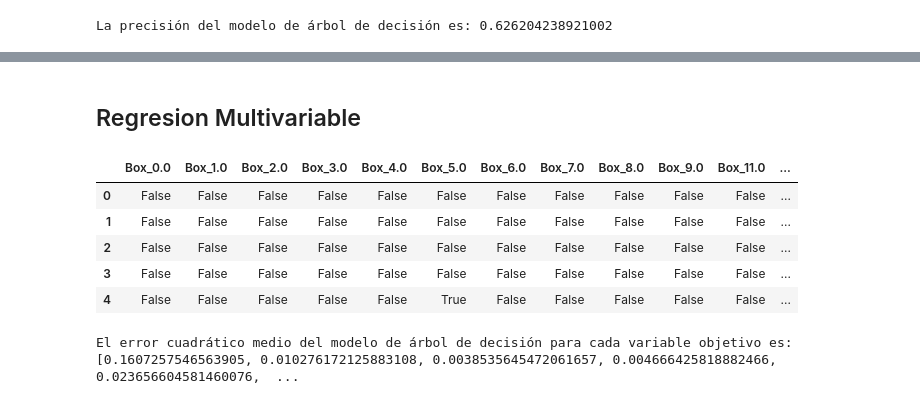
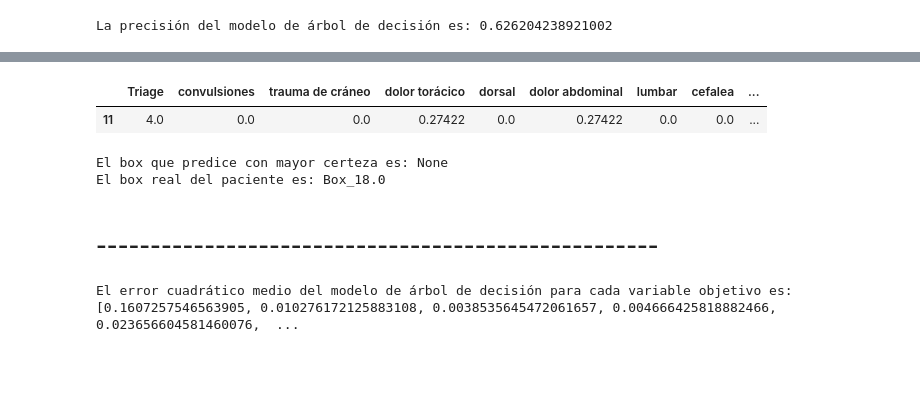
Before and after one commit to Adriellevy/Triage_HF, a Jupyter notebook: DataAnalysisAndReports/notebooks/Predicciones.ipynb, the cells around one changed output, grey strips where cells are left out. Saved outputs shown, nothing was run; the diff lists cells and outputs as text; code cells hidden in the pictures; blank space fills up the shorter version.

Commit message:
Modelo Arboles de seleccion por cada Box, util pero sin mucha precision

```diff
--- a/DataAnalysisAndReports/notebooks/Predicciones.ipynb
+++ b/DataAnalysisAndReports/notebooks/Predicciones.ipynb
@@ -418,0 +421,15 @@ La precisión del modelo de árbol de decisión es: 0.626204238921002
+# %%
+from sklearn.tree import DecisionTreeRegressor
+from sklearn.model_selection import train_test_split
+from sklearn.metrics import mean_squared_error
+import numpy as np
+
+box_columns = [col for col in df_Random_Forest2.columns if "Box" in col]
+
+# Crea un nuevo DataFrame sin las columnas 'Box'
+x_datos_multi_variable = df_Random_Forest2.drop(box_columns, axis=1)
+
+# Usa las columnas 'Box' como tus etiquetas objetivo
+Separacion_columnas_boxes = df_Random_Forest2[box_columns]
+
+y_randomforest.head()
@@ -419,27 +510,35 @@ La precisión del modelo de árbol de decisión es: 0.626204238921002
+# %%
+paciente_0 = x_datos_multi_variable.iloc[[11]]  # Nota los dobles corchetes
+
+# Inicializar la precisión máxima y el nombre del box correspondiente
+max_accuracy = 0
+max_accuracy_box = None
+
+# Inicializar el box real del paciente (supongamos que es 'Box_18' para este ejemplo)
+Nombre_box = "Box_18.0"
+display(paciente_0)
+
+for box, model in modelos.items():
+    # Hacer una predicción para el paciente
+    prediction = model.predict(paciente_0)
+
+    # Calcular la precisión de la predicción
+    accuracy = accuracy_score([True], [prediction])
+    # Si la precisión es mayor que la máxima precisión actual, actualizar la máxima precisión y el box correspondiente
+    if accuracy > max_accuracy:
+        max_accuracy = accuracy
+        max_accuracy_box = box
+
+# Imprimir el box que predice con mayor certeza y el box real del paciente
+print(f"El box que predice con mayor certeza es: {max_accuracy_box}")
+print(f"El box real del paciente es: {Nombre_box}")
+# %% [output]
+|  | Triage | convulsiones | trauma de cráneo | dolor torácico | dorsal | dolor abdominal | lumbar | cefalea | ... |
+| 11 | 4.0 | 0.0 | 0.0 | 0.27422 | 0.0 | 0.27422 | 0.0 | 0.0 | ... |
+El box que predice con mayor certeza es: None
+El box real del paciente es: Box_18.0
 # %% [markdown]
-## Regresion Multivariable
+## ----------------------------------------------------
-# %%
-from sklearn.tree import DecisionTreeRegressor
-from sklearn.model_selection import train_test_split
-from sklearn.metrics import mean_squared_error
-import numpy as np
-
-box_columns = [col for col in df_Random_Forest2.columns if "Box" in col]
-
-# Crea un nuevo DataFrame sin las columnas 'Box'
-X_randomforest = df_Random_Forest2.drop(box_columns, axis=1)
-
-# Usa las columnas 'Box' como tus etiquetas objetivo
-y_randomforest = df_Random_Forest2[box_columns]
-
-y_randomforest.head()
-# %% [output]
-|  | Box_0.0 | Box_1.0 | Box_2.0 | Box_3.0 | Box_4.0 | Box_5.0 | Box_6.0 | Box_7.0 | Box_8.0 | Box_9.0 | Box_11.0 | ... |
-| 0 | False | False | False | False | False | False | False | False | False | False | False | ... |
-| 1 | False | False | False | False | False | False | False | False | False | False | False | ... |
-| 2 | False | False | False | False | False | False | False | False | False | False | False | ... |
-| 3 | False | False | False | False | False | False | False | False | False | False | False | ... |
-| 4 | False | False | False | False | False | True | False | False | False | False | False | ... |
 # %%
 # Dividir los datos en conjuntos de entrenamiento y prueba
 X_train, X_test, y_train, y_test = train_test_split(
```
Also changed, not shown: parts of 4 cells of this notebook.
